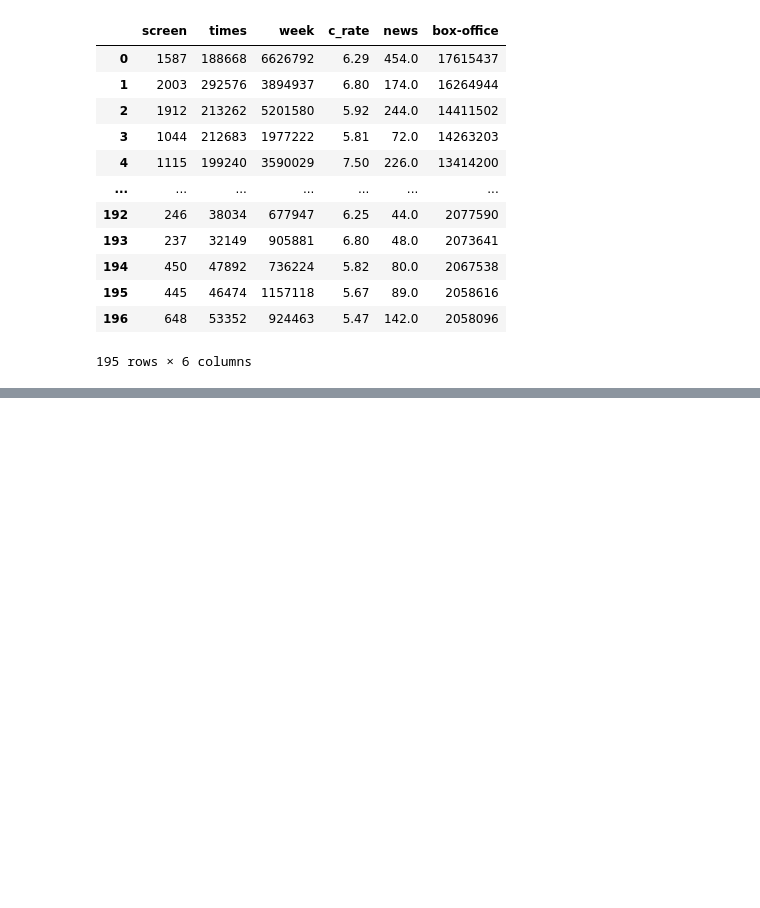
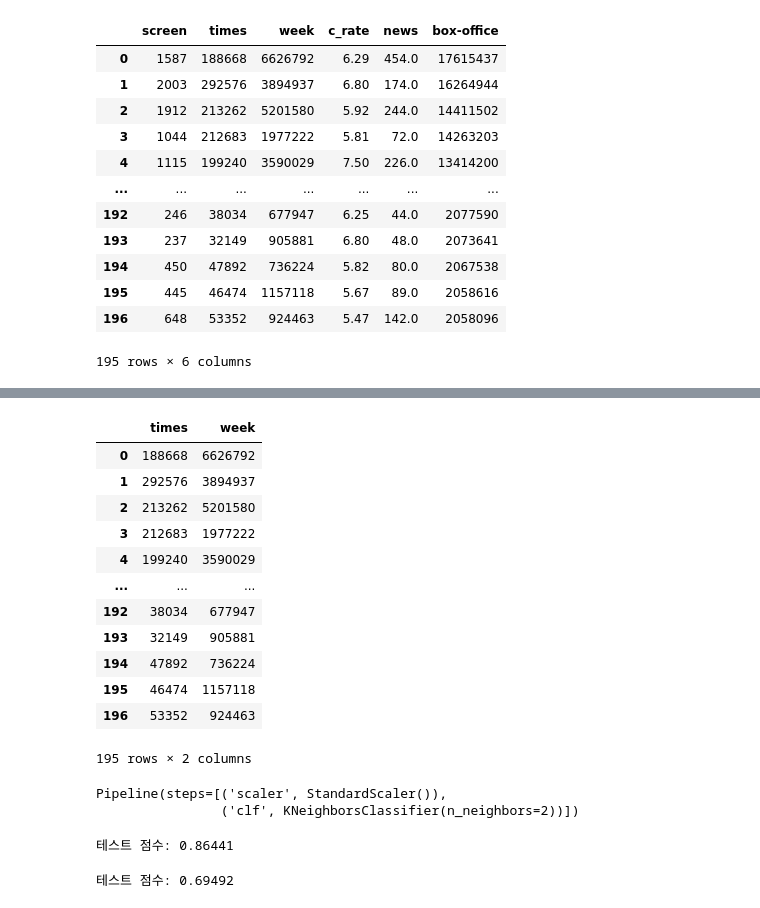
Before and after one commit to swany0509/machine_learning_private_project, a Jupyter notebook: movie_data_analysis.ipynb, the cells around one changed output, grey strips where cells are left out. Drawn from its saved outputs; the diff is of its cells as text; code cells hidden in the pictures; blank space fills up the shorter version.

```diff
--- a/movie_data_analysis.ipynb
+++ b/movie_data_analysis.ipynb
@@ -883,0 +954,18 @@ test06
+# %%
+t1 = X_new[['times', 'week']]
+# %%
+t1
+# %% [output]
+|  | times | week |
+| 0 | 188668 | 6626792 |
+| 1 | 292576 | 3894937 |
+| 2 | 213262 | 5201580 |
+| 3 | 212683 | 1977222 |
+| 4 | 199240 | 3590029 |
+| ... | ... | ... |
+| 192 | 38034 | 677947 |
+| 193 | 32149 | 905881 |
+| 194 | 47892 | 736224 |
+| 195 | 46474 | 1157118 |
+| 196 | 53352 | 924463 |
+195 rows × 2 columns
@@ -883,0 +976,16 @@ test06
+# %%
+pipe.fit(X_train, y_train)
+# %% [output]
+Pipeline(steps=[('scaler', StandardScaler()),
+                ('clf', KNeighborsClassifier(n_neighbors=2))])
+# %%
+print("테스트 점수: {:.5f}".format(pipe.score(X_test, y_test)))
+# %% [output]
+테스트 점수: 0.86441
+# %%
+t2 = X_new[['c_rate', 'news']]
+X_train, X_test, y_train, y_test = train_test_split(t2, y, test_size = 0.3, random_state = 7)
+pipe.fit(X_train, y_train)
+print("테스트 점수: {:.5f}".format(pipe.score(X_test, y_test)))
+# %% [output]
+테스트 점수: 0.69492
```
Also changed, not shown: parts of 24 cells of this notebook, 1 other file.
